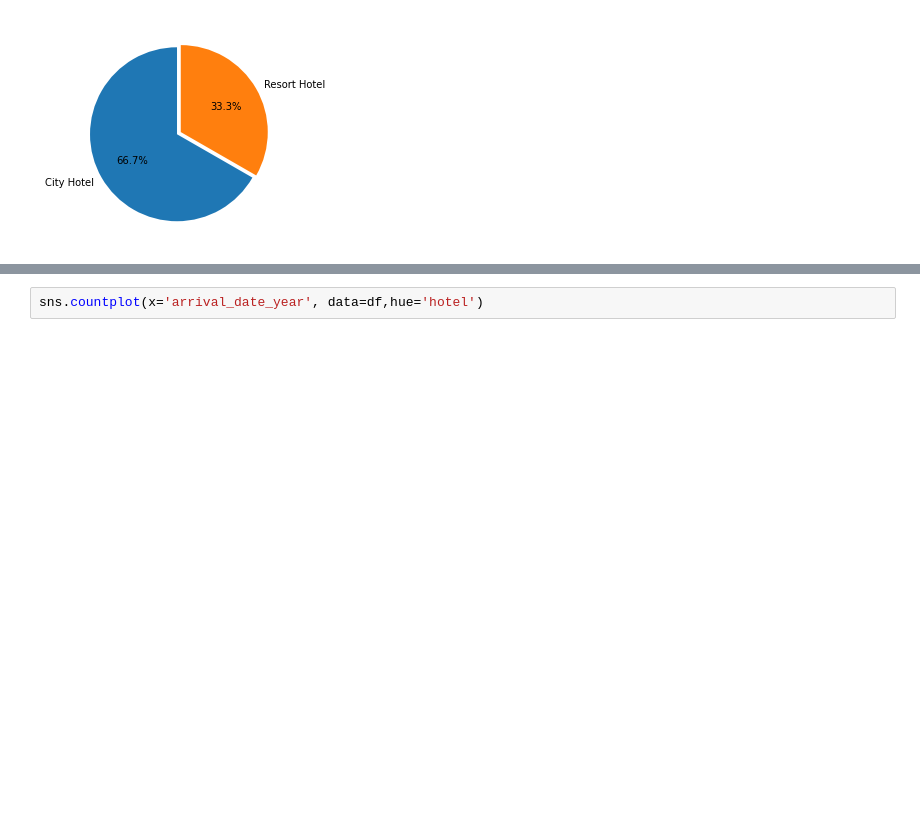
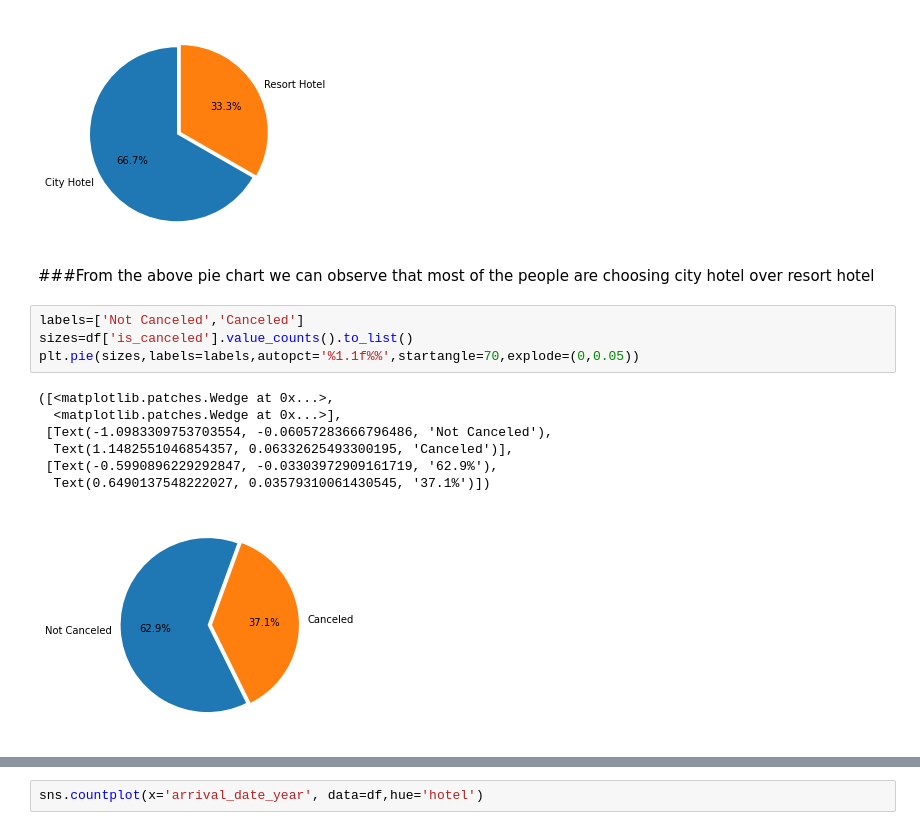
Before and after one commit to yashyakumar/Hotel_Booking_Analysis, a Jupyter notebook: Copy_of_Hotel_Booking_Analysis_Capstone_Project.ipynb, the cells around one changed output, grey strips where cells are left out. Saved outputs shown, nothing was run; the diff lists cells and outputs as text; blank space fills up the shorter version.

```diff
--- a/Copy_of_Hotel_Booking_Analysis_Capstone_Project.ipynb
+++ b/Copy_of_Hotel_Booking_Analysis_Capstone_Project.ipynb
@@ -151,3 +223,17 @@ plt.pie(sizes,labels=labels,autopct='%1.1f%%',explode=(0.05,0),startangle=90)
  [Text(-0.5626013518462848, -0.3255452639814206, '66.7%'),
   Text(0.5193242966460322, 0.3005033692208856, '33.3%')])
 [figure]
+# %% [markdown]
+###From the above pie chart we can observe that most of the people are choosing city hotel over resort hotel
+# %%
+labels=['Not Canceled','Canceled']
+sizes=df['is_canceled'].value_counts().to_list()
+plt.pie(sizes,labels=labels,autopct='%1.1f%%',startangle=70,explode=(0,0.05))
+# %% [output]
+([<matplotlib.patches.Wedge at 0x...>,
+  <matplotlib.patches.Wedge at 0x...>],
+ [Text(-1.0983309753703554, -0.06057283666796486, 'Not Canceled'),
+  Text(1.1482551046854357, 0.06332625493300195, 'Canceled')],
+ [Text(-0.5990896229292847, -0.03303972909161719, '62.9%'),
+  Text(0.6490137548222027, 0.03579310061430545, '37.1%')])
+[figure, added]
```
Also changed, not shown: parts of 44 cells of this notebook.
